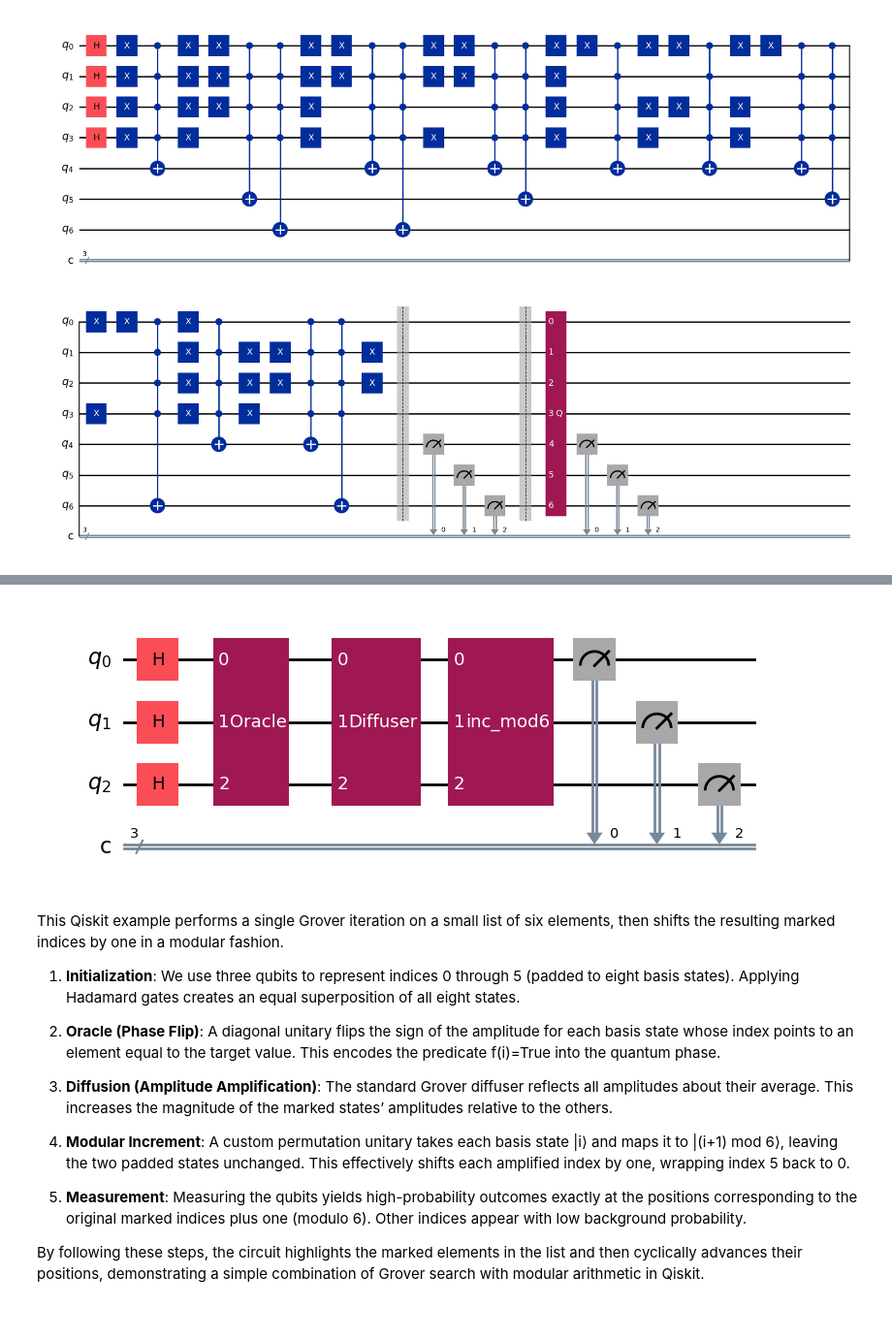
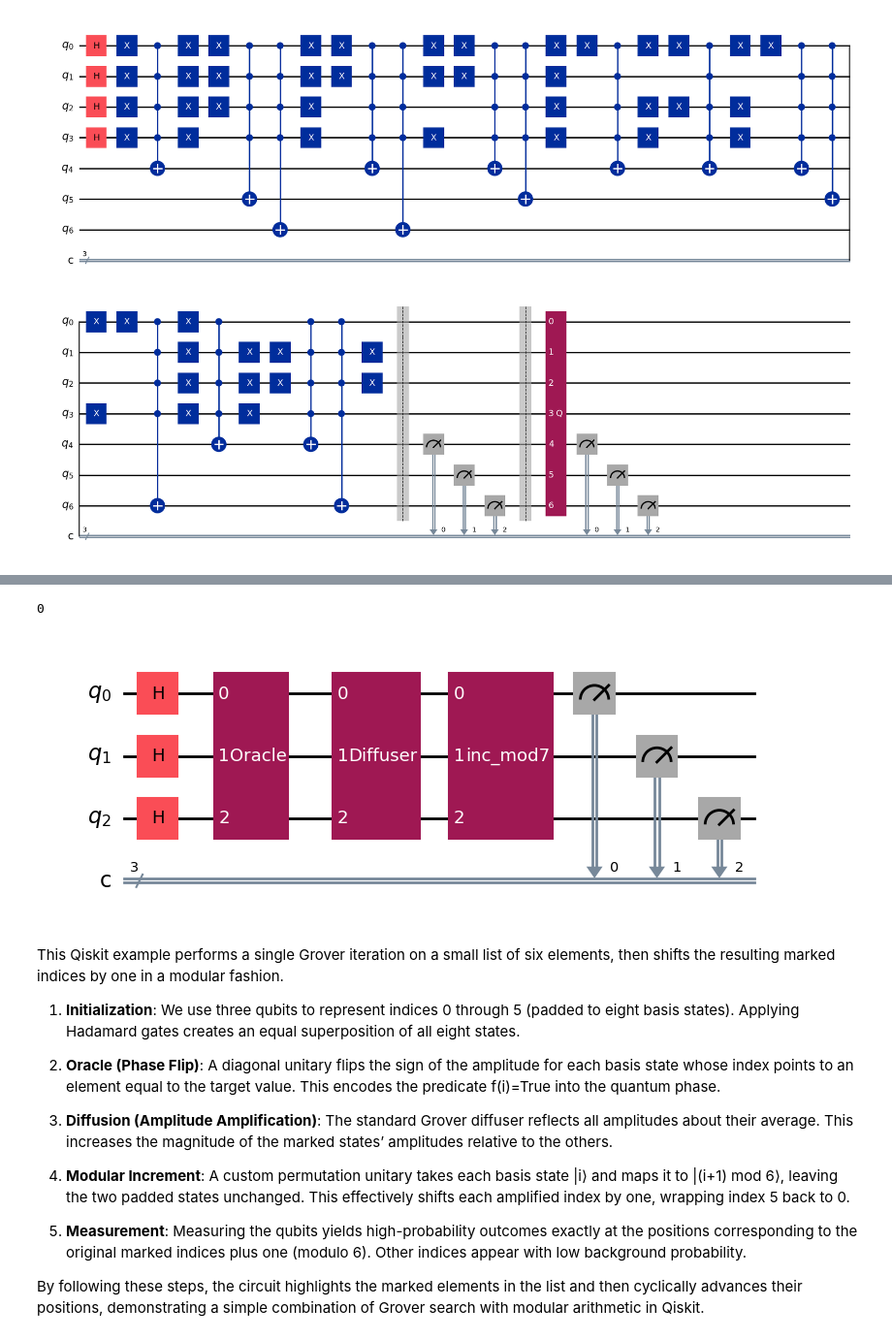
Before and after one commit to kagamirudo/Quantum-Research-2024, a Jupyter notebook: Week 21/filter.ipynb, the cells around one changed output, grey strips where cells are left out. Shown: that part at 97% size. Drawn from its saved outputs; the diff is of its cells as text; code cells hidden in the pictures.

Commit message:
patch edge case

```diff
--- a/Week 21/filter.ipynb
+++ b/Week 21/filter.ipynb
@@ -288,6 +290,10 @@ def quantum_minimum(L, validation=[]):
     Repeatedly search for any element < current best, updating until done.
     Returns (index_of_minimum, value).
     """
+    # Special case: if every entry is the same, just return 0 immediately
+    if len(set(L)) == 1:
+        return 0, L[0]
+
     # 1) Preprocess
     n, N, L_pad = preprocess(L)
 
@@ -433,7 +439,11 @@ def build_grover_increment_circuit(n, oracle, diffuser, inc_modM, k):
     return qc
 
 
-def LMSR_Q(L: list) -> int:
+def LMSR_Q(L: list, print_qc=0):
+
+    if len(set(L)) == 1:
+        return 0
+
     validation = []
     round_idx = 0
     threshold_top = 0.0
@@ -471,5 +481,9 @@ def LMSR_Q(L: list) -> int:
         if round_idx == 10:
             break
         round_idx += 1
-    return (top - round_idx - 1) % len(L)
+    start_idx = (top - round_idx - 1) % len(L)
+    if print_qc:
+        return start_idx, qc
+    else:
+        return start_idx
 # %%
@@ -551,7 +550,11 @@ test_lmsr_property_random()
-# %%
-qc.draw(output="mpl", scale=1)
-# %% [output]
-[figure, removed]
+# %%
+L = [1, 1, 1, 1, 1, 1, 2]
+res, qc = LMSR_Q(L, print_qc=1)
+print(res)
+qc.draw(output="mpl", scale=1)
+# %% [output]
+0
+[figure, added]
 # %% [markdown]
 This Qiskit example performs a single Grover iteration on a small list of six elements, then shifts the resulting marked indices by one in a modular fashion.
 
```
Also changed, not shown: parts of 3 cells of this notebook, 1 other file.
